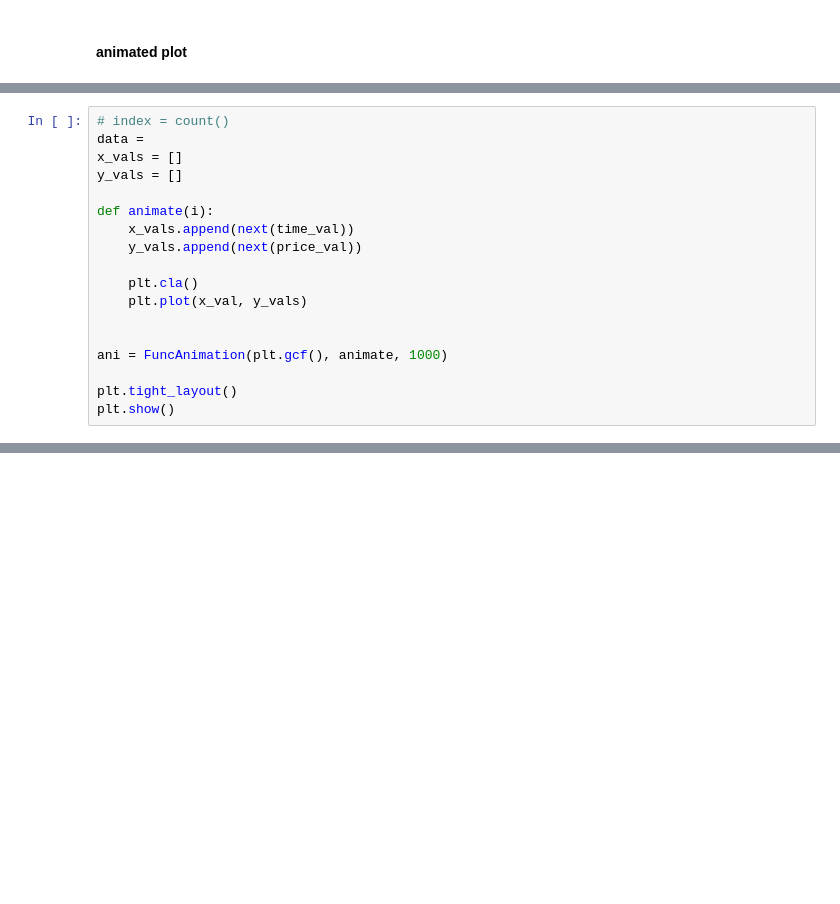
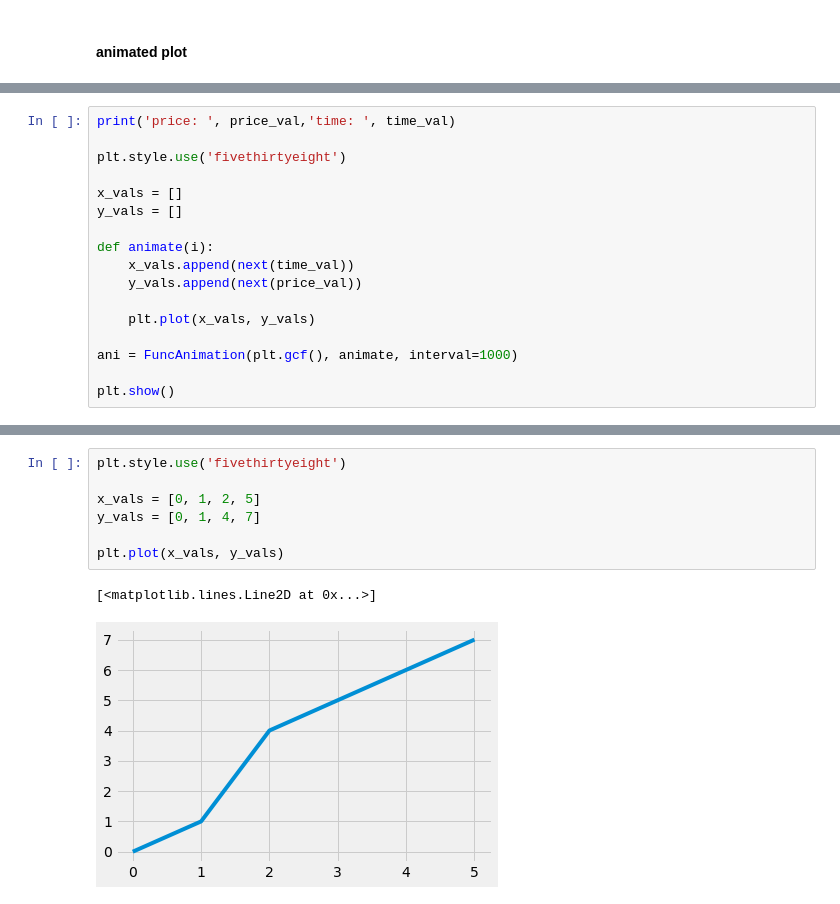
Before and after one commit to pickysticks/coinbot, a Jupyter notebook: coinbot.ipynb, the cells around one changed output, grey strips where cells are left out. Saved outputs shown, nothing was run; the diff lists cells and outputs as text; blank space fills up the shorter version.

```diff
--- a/coinbot.ipynb
+++ b/coinbot.ipynb
@@ -99,6 +139,8 @@ from matplotlib.animation import FuncAnimation
 # %%
-# index = count()
-data =
+print('price: ', price_val,'time: ', time_val)
+
+plt.style.use('fivethirtyeight')
+
 x_vals = []
 y_vals = []
 
@@ -106,11 +148,8 @@ def animate(i):
     x_vals.append(next(time_val))
     y_vals.append(next(price_val))
 
-    plt.cla()
-    plt.plot(x_val, y_vals)
+    plt.plot(x_vals, y_vals)
 
+ani = FuncAnimation(plt.gcf(), animate, interval=1000)
 
-ani = FuncAnimation(plt.gcf(), animate, 1000)
-
-plt.tight_layout()
 plt.show()
@@ -116,0 +159,10 @@ plt.show()
+# %%
+plt.style.use('fivethirtyeight')
+
+x_vals = [0, 1, 2, 5]
+y_vals = [0, 1, 4, 7]
+
+plt.plot(x_vals, y_vals)
+# %% [output]
+[<matplotlib.lines.Line2D at 0x...>]
+[figure, added]
```
Also changed, not shown: parts of 13 cells of this notebook.
